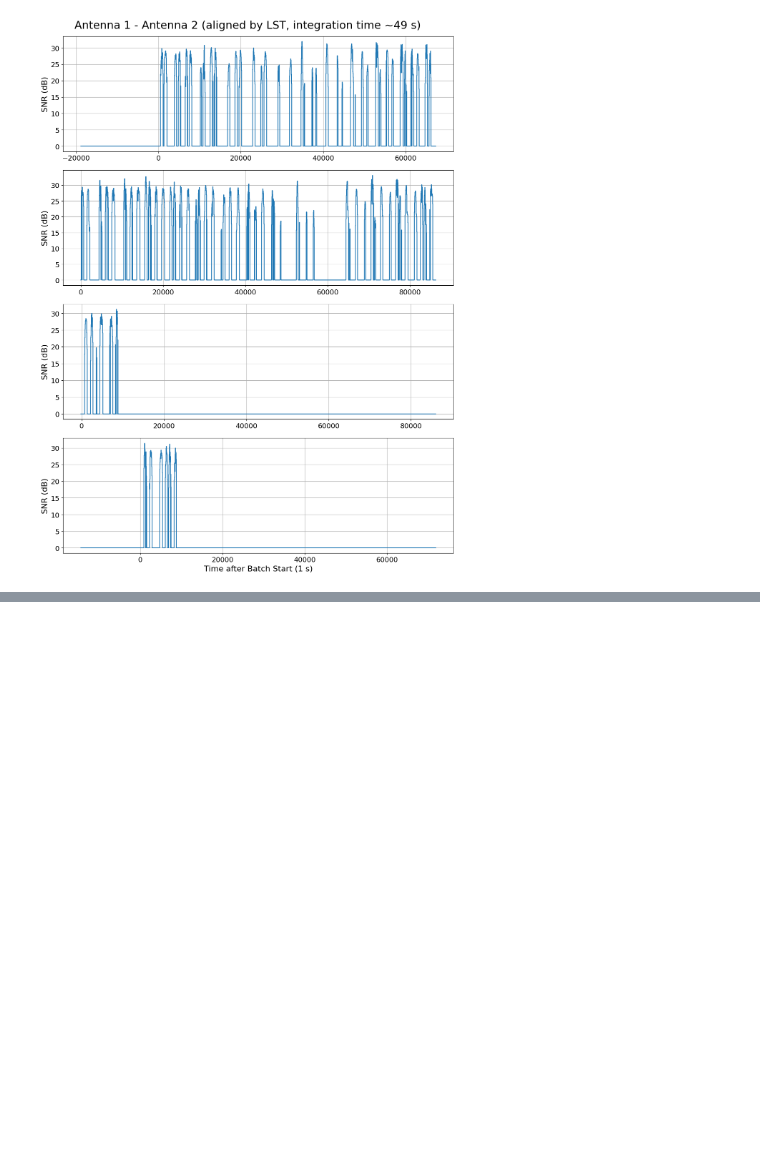
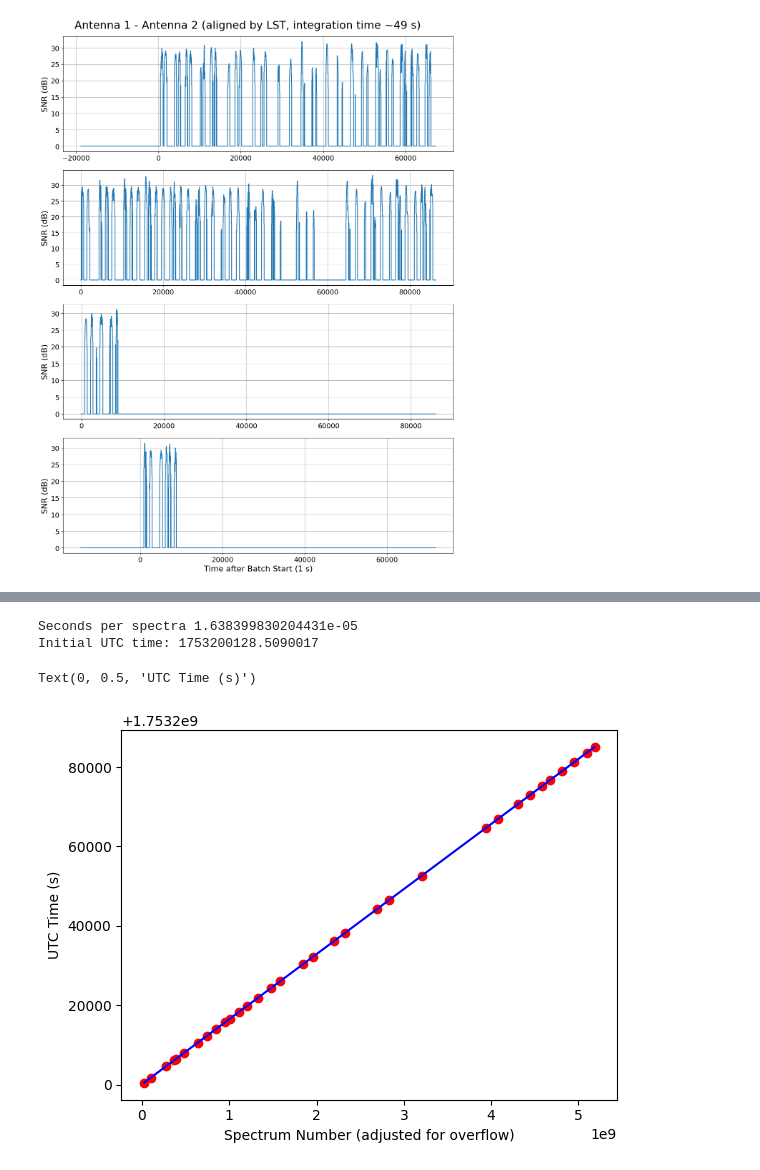
Before and after one commit to ALBATROS-Experiment/albatros_analysis, a Jupyter notebook: scripts/orbcomm/satdet_auxfuncs.ipynb, the cells around one changed output, grey strips where cells are left out. Cells and saved outputs as stored; diff of their text form; code cells hidden in the pictures; blank space fills up the shorter version.

Commit message:
working discrep stuff, with coherency option

```diff
--- a/scripts/orbcomm/satdet_auxfuncs.ipynb
+++ b/scripts/orbcomm/satdet_auxfuncs.ipynb
@@ -133,0 +385,47 @@ pad 60605
+# %%
+#get mapping path for initial
+path_mapping1 = f'/scratch/thomasb/full_timing_discrepancies_{bstart2}/times.json'
+with open(path_mapping1, "r") as f:
+        map1 = json.load(f)
+# %%
+#get mapping path incoherent_all
+path_mapping2 = f'/scratch/thomasb/full_timing_discrepancies_{bstart2}/times_all_incoherent.json'
+with open(path_mapping2, "r") as f:
+        map2 = json.load(f)
+# %%
+utc_corr, spectra_uncorr = [], []
+
+# for fname, pulse in map1.items():
+#     utc_corr.append(pulse['offset_fitted']/1000 + pulse["pulse_start_ts"])
+#     spectra_uncorr.append(pulse["start_spectrum"])
+
+for fname, pulse in map2.items():
+    utc_corr.append(pulse['offset_fitted']/1000 + pulse["pulse_start_ts"])
+    spectra_uncorr.append(pulse["start_spectrum"])
+# %%
+overflow = False
+spectra_corr = []
+for i in range(len(spectra_uncorr)):
+    if i>0:
+        if abs(spectra_uncorr[i] - spectra_uncorr[i-1]) > 2**31:
+            overflow = True
+    if overflow:
+        spectra_corr.append(spectra_uncorr[i]+2**32)
+    else:
+        spectra_corr.append(spectra_uncorr[i])
+
+spectra_corr = np.array(spectra_corr)
+utc_corr = np.array(utc_corr)
+# %%
+m,c = np.polyfit(spectra_corr, utc_corr, 1)
+print('Seconds per spectra', m)
+print('Initial UTC time:', c)
+plt.scatter(spectra_corr, utc_corr, c='r')
+plt.plot(spectra_corr, m*spectra_corr + c, c='b')
+plt.xlabel('Spectrum Number (adjusted for overflow)')
+plt.ylabel('UTC Time (s)')
+# %% [output]
+Seconds per spectra 1.638399830204431e-05
+Initial UTC time: 1753200128.5090017
+Text(0, 0.5, 'UTC Time (s)')
+[figure, added]
```
Also changed, not shown: parts of 11 cells of this notebook, 8 other files.
